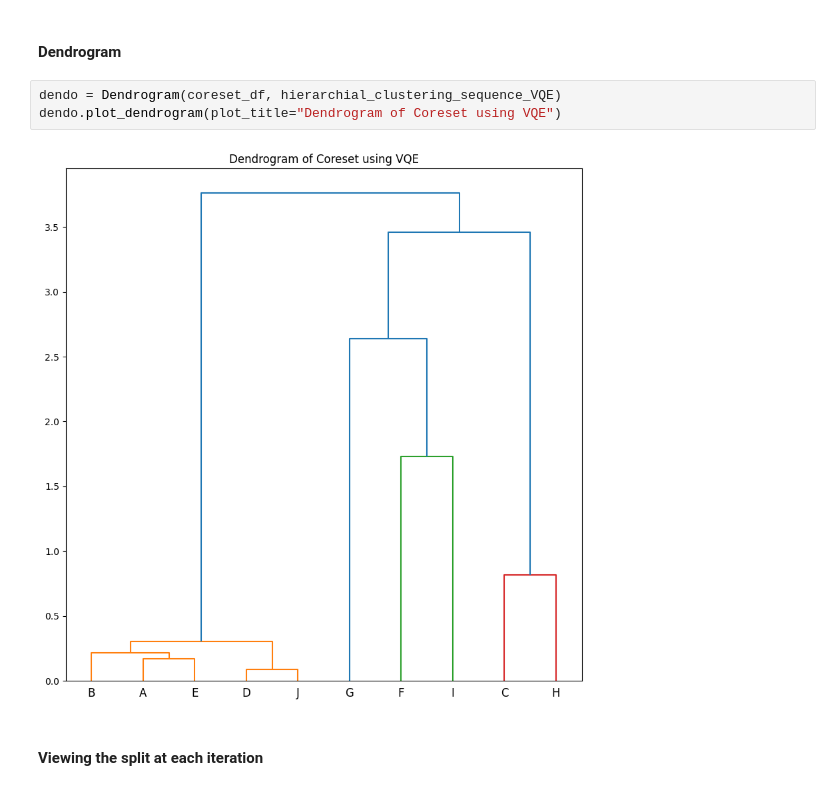
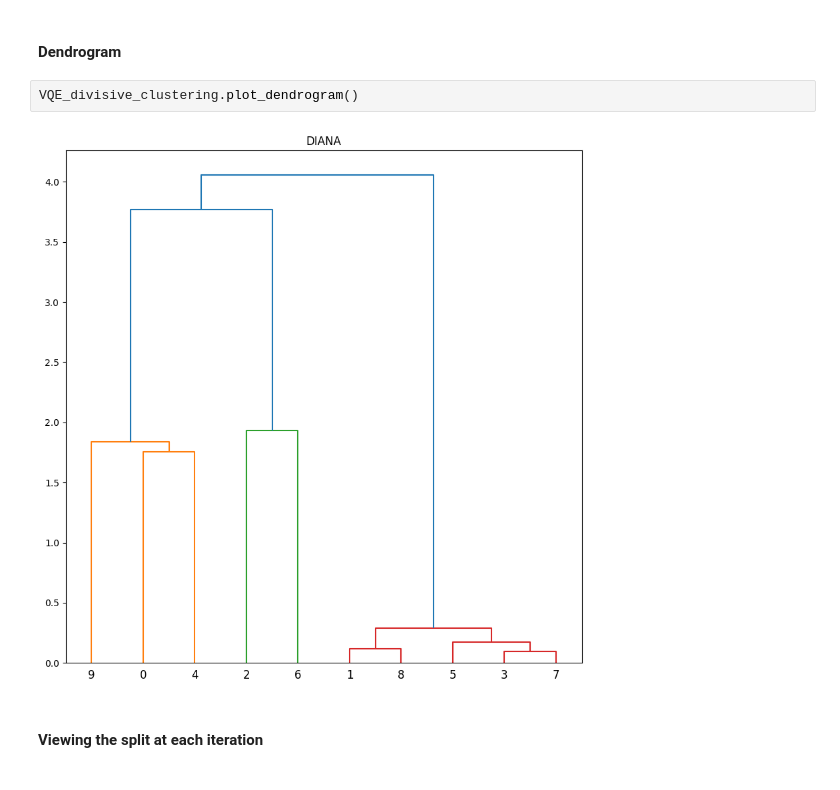
Before and after one commit to Boniface316/bigdata_vqa, a Jupyter notebook: Notebooks/Divisive_clustering_toy_experiment.ipynb, the cells around one changed output. Saved outputs shown, nothing was run; the diff lists cells and outputs as text.

```diff
--- a/Notebooks/Divisive_clustering_toy_experiment.ipynb
+++ b/Notebooks/Divisive_clustering_toy_experiment.ipynb
@@ -113,10 +117,9 @@ cost: 89.2499065449606
 ### Exploring results
 # %% [markdown]
 #### Dendrogram
-# %%
-dendo = Dendrogram(coreset_df, hierarchial_clustering_sequence_VQE)
-dendo.plot_dendrogram(plot_title="Dendrogram of Coreset using VQE")
-# %% [output]
-[figure, removed]
+# %%
+VQE_divisive_clustering.plot_dendrogram()
+# %% [output]
+[figure, added]
 # %% [markdown]
 #### Viewing the split at each iteration
```
Also changed, not shown: parts of 29 cells of this notebook, 19 other files.
